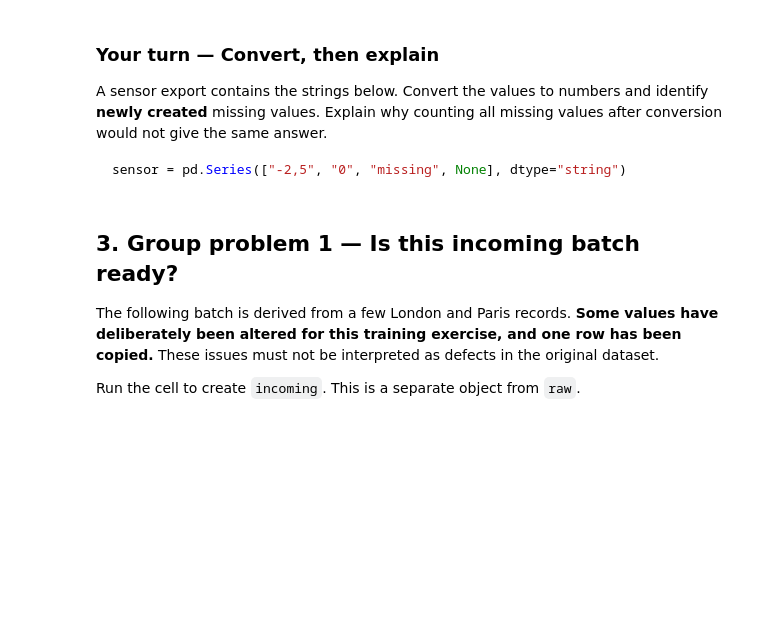
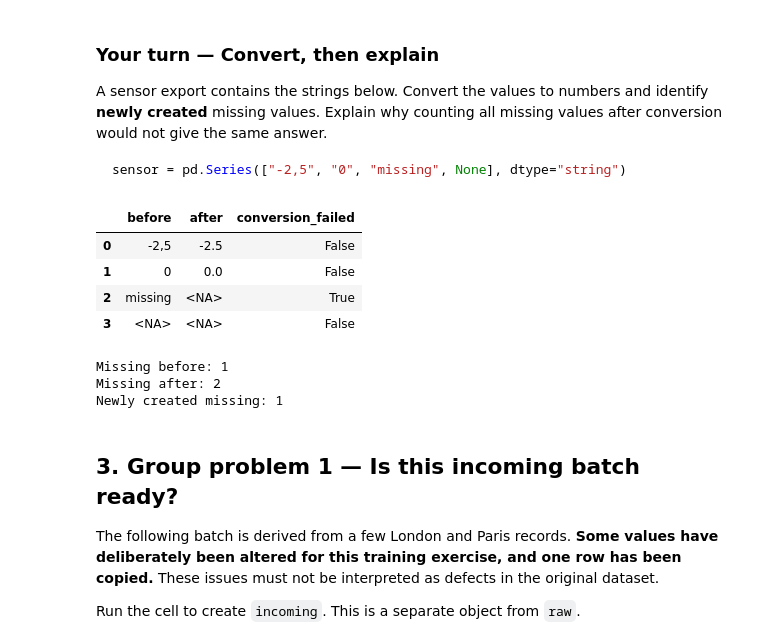
Before and after one commit to serokhova/Atelier-Python, a Jupyter notebook: notebooks/03-Data-Cleaning-S3.ipynb, the cells around one changed output. Drawn from its saved outputs; the diff is of its cells as text; code cells hidden in the pictures; blank space fills up the shorter version.

````diff
--- a/notebooks/03-Data-Cleaning-S3.ipynb
+++ b/notebooks/03-Data-Cleaning-S3.ipynb
@@ -114,7 +213,30 @@ A sensor export contains the strings below. Convert the values to numbers and id
 sensor = pd.Series(["-2,5", "0", "missing", None], dtype="string")
 ```
 # %%
-# Your code here
+sensor = pd.Series(["-2,5", "0", "missing", None], dtype="string")
+
+normalised_sensor = sensor.str.replace(",", ".", regex=False)
+numeric_sensor = pd.to_numeric(normalised_sensor, errors="coerce")
+failed_conversion = sensor.notna() & numeric_sensor.isna()
+
+display(pd.DataFrame({
+    "before": sensor,
+    "after": numeric_sensor,
+    "conversion_failed": failed_conversion
+}))
+
+print("Missing before:", sensor.isna().sum())
+print("Missing after:", numeric_sensor.isna().sum())
+print("Newly created missing:", failed_conversion.sum())
+# %% [output]
+|  | before | after | conversion_failed |
+| 0 | -2,5 | -2.5 | False |
+| 1 | 0 | 0.0 | False |
+| 2 | missing | <NA> | True |
+| 3 | <NA> | <NA> | False |
+Missing before: 1
+Missing after: 2
+Newly created missing: 1
 # %% [markdown]
 ## 3. Group problem 1 — Is this incoming batch ready?
 
````
Also changed, not shown: parts of 8 cells of this notebook, 1 other file.
